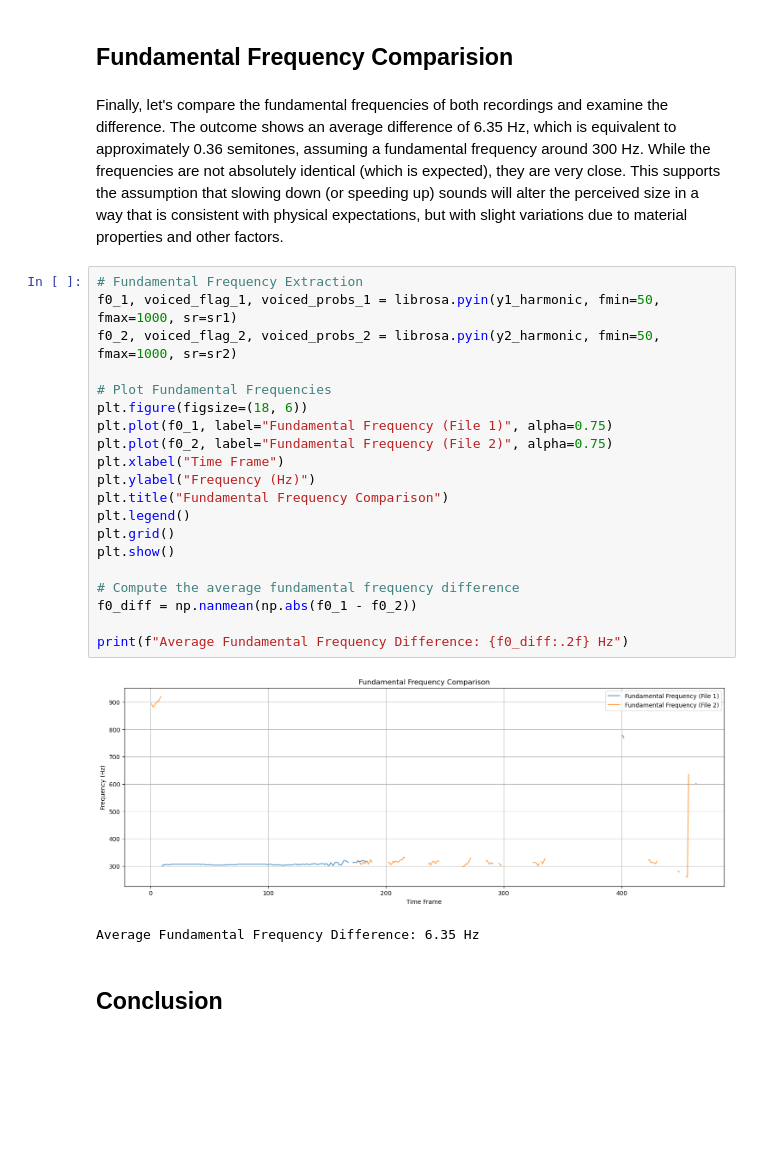
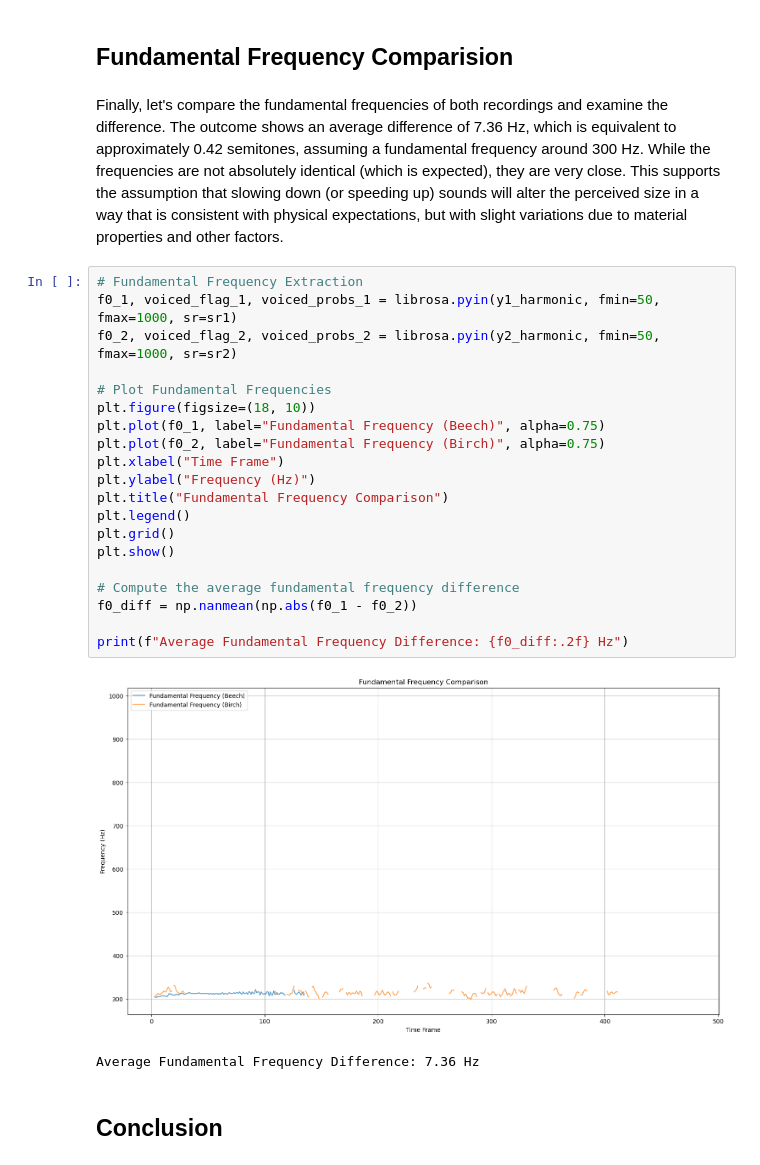
Before and after one commit to iftah-og/spec_size, a Jupyter notebook: Speculative Perception.ipynb, the cells around one changed output. Drawn from its saved outputs; the diff is of its cells as text; blank space fills up the shorter version.

```diff
--- a/Speculative Perception.ipynb
+++ b/Speculative Perception.ipynb
@@ -173,30 +177,30 @@ DTW Distance between harmonic spectrograms: 14918338.650949398
 # %% [markdown]
 ## Fundamental Frequency Comparision
 # %% [markdown]
-Finally, let's compare the fundamental frequencies of both recordings and examine the difference. The outcome shows an average difference of 6.35 Hz, which is equivalent to approximately 0.36 semitones, assuming a fundamental frequency around 300 Hz. While the frequencies are not absolutely identical (which is expected), they are very close. This supports the assumption that slowing down (or speeding up) sounds will alter the perceived size in a way that is consistent with physical expectations, but with slight variations due to material properties and other factors.
+Finally, let's compare the fundamental frequencies of both recordings and examine the difference. The outcome shows an average difference of 7.36 Hz, which is equivalent to approximately  0.42 semitones, assuming a fundamental frequency around 300 Hz. While the frequencies are not absolutely identical (which is expected), they are very close. This supports the assumption that slowing down (or speeding up) sounds will alter the perceived size in a way that is consistent with physical expectations, but with slight variations due to material properties and other factors.
 # %%
 # Fundamental Frequency Extraction
 f0_1, voiced_flag_1, voiced_probs_1 = librosa.pyin(y1_harmonic, fmin=50, fmax=1000, sr=sr1)
 f0_2, voiced_flag_2, voiced_probs_2 = librosa.pyin(y2_harmonic, fmin=50, fmax=1000, sr=sr2)
 
 # Plot Fundamental Frequencies
-plt.figure(figsize=(18, 6))
-plt.plot(f0_1, label="Fundamental Frequency (File 1)", alpha=0.75)
-plt.plot(f0_2, label="Fundamental Frequency (File 2)", alpha=0.75)
+plt.figure(figsize=(18, 10))
+plt.plot(f0_1, label="Fundamental Frequency (Beech)", alpha=0.75)
+plt.plot(f0_2, label="Fundamental Frequency (Birch)", alpha=0.75)
 plt.xlabel("Time Frame")
 plt.ylabel("Frequency (Hz)")
 plt.title("Fundamental Frequency Comparison")
 plt.legend()
 plt.grid()
 plt.show()
 
 # Compute the average fundamental frequency difference
 f0_diff = np.nanmean(np.abs(f0_1 - f0_2))
 
 print(f"Average Fundamental Frequency Difference: {f0_diff:.2f} Hz")
 # %% [output]
-[figure, old version]
+[figure, new version]
-Average Fundamental Frequency Difference: 6.35 Hz
+Average Fundamental Frequency Difference: 7.36 Hz
 # %% [markdown]
 ## Conclusion
 # %% [markdown]
```
Also changed, not shown: parts of 17 cells of this notebook.
